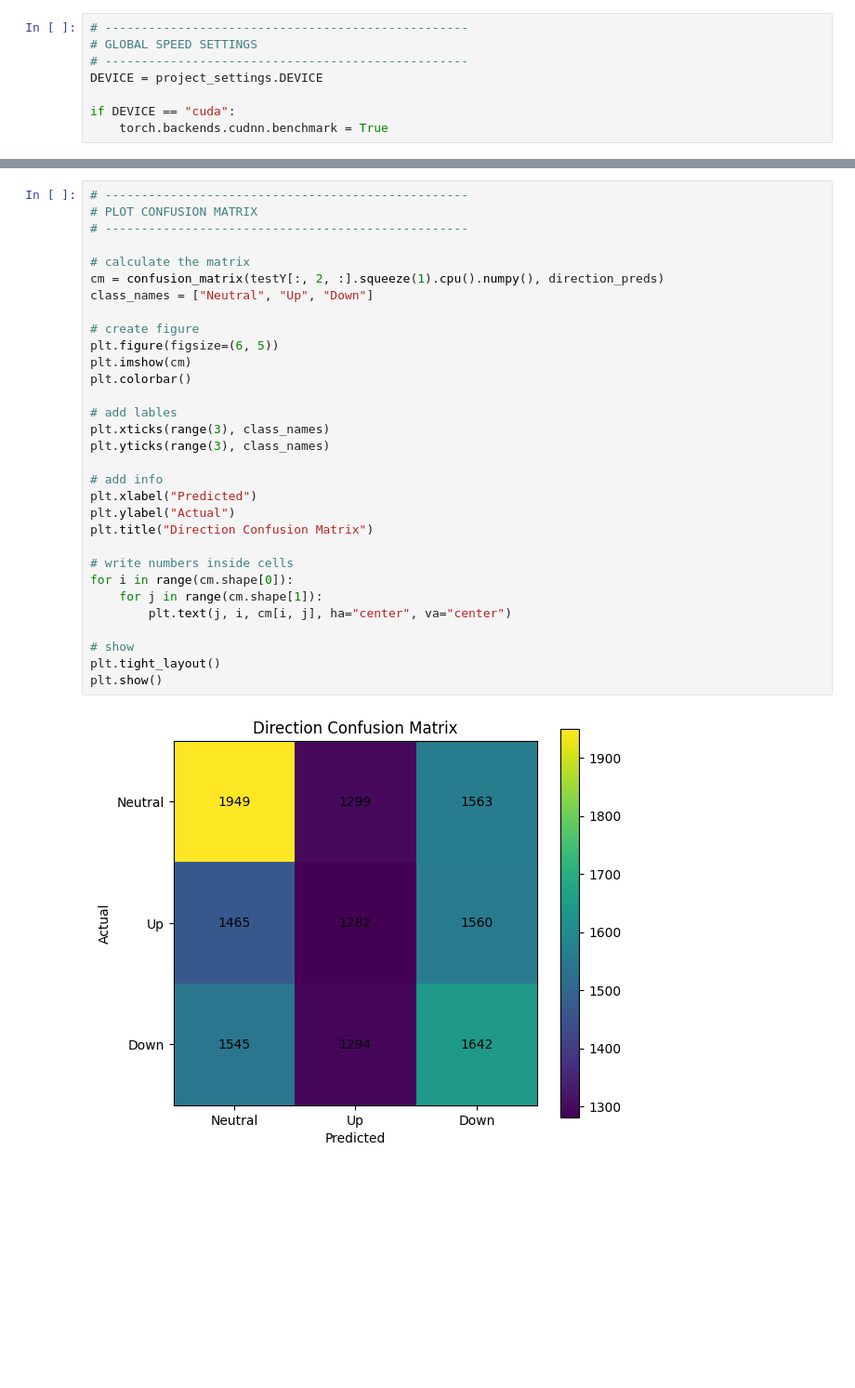
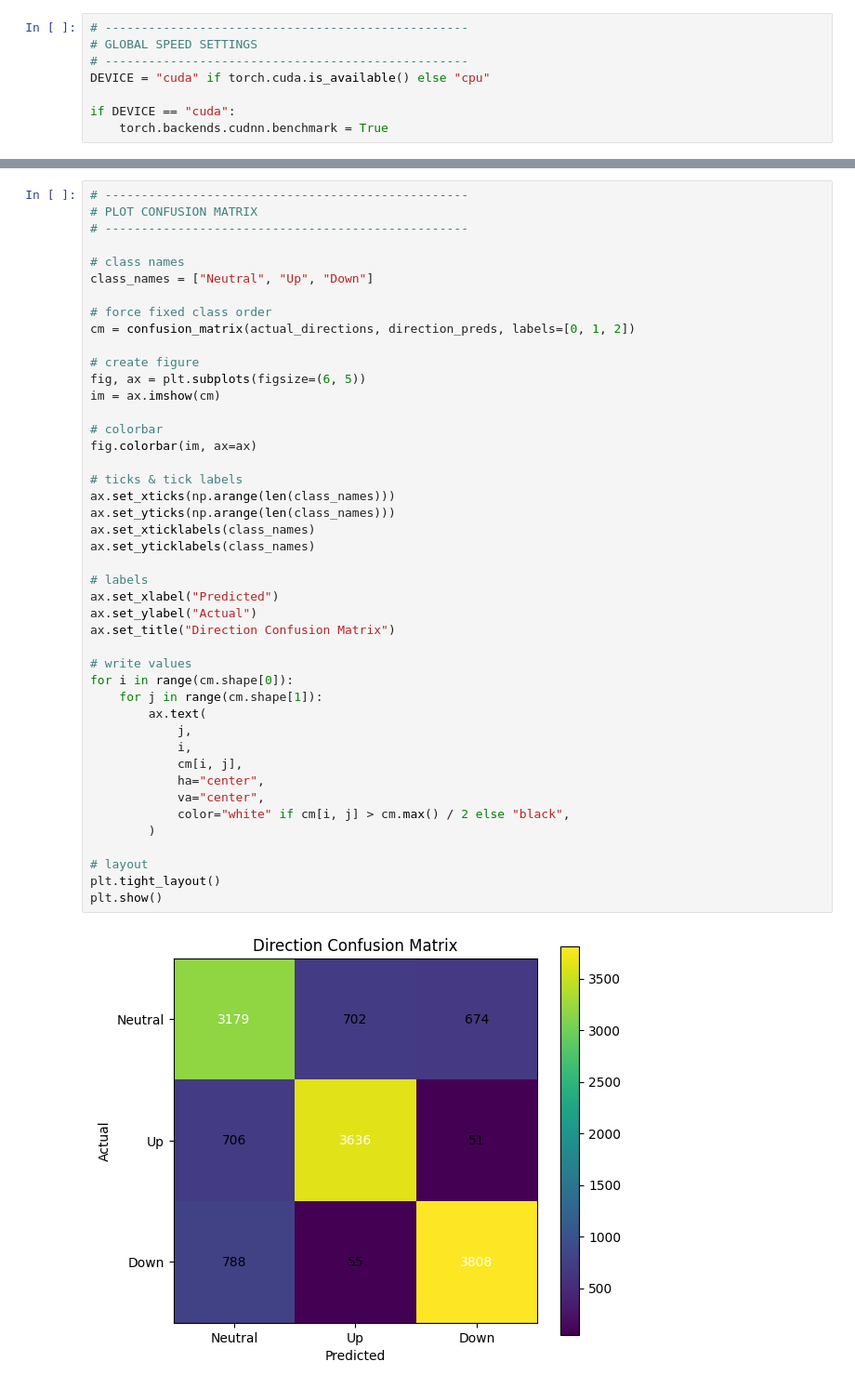
Before and after one commit to Akarshscripts/Binance-Trading-Bot, a Jupyter notebook: ModelTraining.ipynb, the cells around one changed output, grey strips where cells are left out. Shown at 93% size. Drawn from its saved outputs; the diff is of its cells as text; blank space fills up the shorter version.

```diff
--- a/ModelTraining.ipynb
+++ b/ModelTraining.ipynb
@@ -14,7 +15,7 @@ from dataset_handler import DataManager
 # --------------------------------------------------
 # GLOBAL SPEED SETTINGS
 # --------------------------------------------------
-DEVICE = project_settings.DEVICE
+DEVICE = "cuda" if torch.cuda.is_available() else "cpu"
 
 if DEVICE == "cuda":
     torch.backends.cudnn.benchmark = True
@@ -213,35 +297,48 @@ with torch.no_grad():
 # %%
 # --------------------------------------------------
 # PLOT CONFUSION MATRIX
 # --------------------------------------------------
 
-# calculate the matrix
-cm = confusion_matrix(testY[:, 2, :].squeeze(1).cpu().numpy(), direction_preds)
+# class names
 class_names = ["Neutral", "Up", "Down"]
 
+# force fixed class order
+cm = confusion_matrix(actual_directions, direction_preds, labels=[0, 1, 2])
+
 # create figure
-plt.figure(figsize=(6, 5))
-plt.imshow(cm)
-plt.colorbar()
+fig, ax = plt.subplots(figsize=(6, 5))
+im = ax.imshow(cm)
 
-# add lables
-plt.xticks(range(3), class_names)
-plt.yticks(range(3), class_names)
+# colorbar
+fig.colorbar(im, ax=ax)
 
-# add info
-plt.xlabel("Predicted")
-plt.ylabel("Actual")
-plt.title("Direction Confusion Matrix")
+# ticks & tick labels
+ax.set_xticks(np.arange(len(class_names)))
+ax.set_yticks(np.arange(len(class_names)))
+ax.set_xticklabels(class_names)
+ax.set_yticklabels(class_names)
 
-# write numbers inside cells
+# labels
+ax.set_xlabel("Predicted")
+ax.set_ylabel("Actual")
+ax.set_title("Direction Confusion Matrix")
+
+# write values
 for i in range(cm.shape[0]):
     for j in range(cm.shape[1]):
-        plt.text(j, i, cm[i, j], ha="center", va="center")
+        ax.text(
+            j,
+            i,
+            cm[i, j],
+            ha="center",
+            va="center",
+            color="white" if cm[i, j] > cm.max() / 2 else "black",
+        )
 
-# show
+# layout
 plt.tight_layout()
 plt.show()
 # %% [output]
-[figure, old version]
+[figure, new version]
 # %%
 # --------------------------------------------------
```
Also changed, not shown: parts of 8 cells of this notebook, 7 other files.
